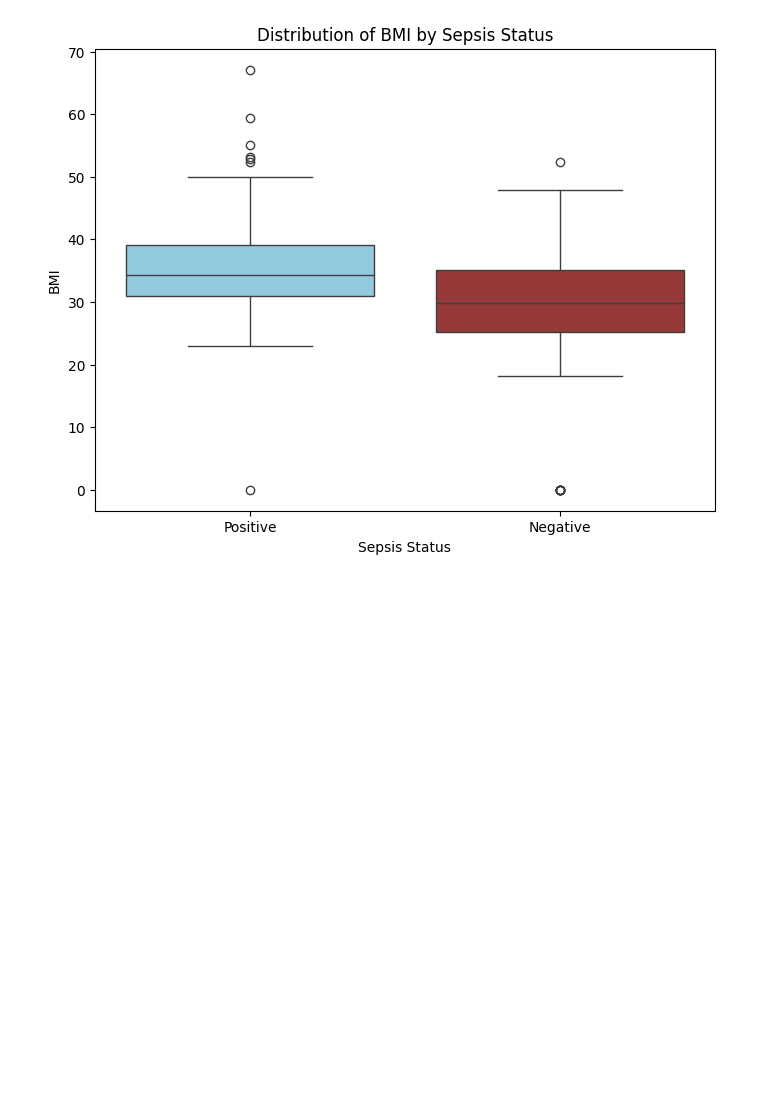
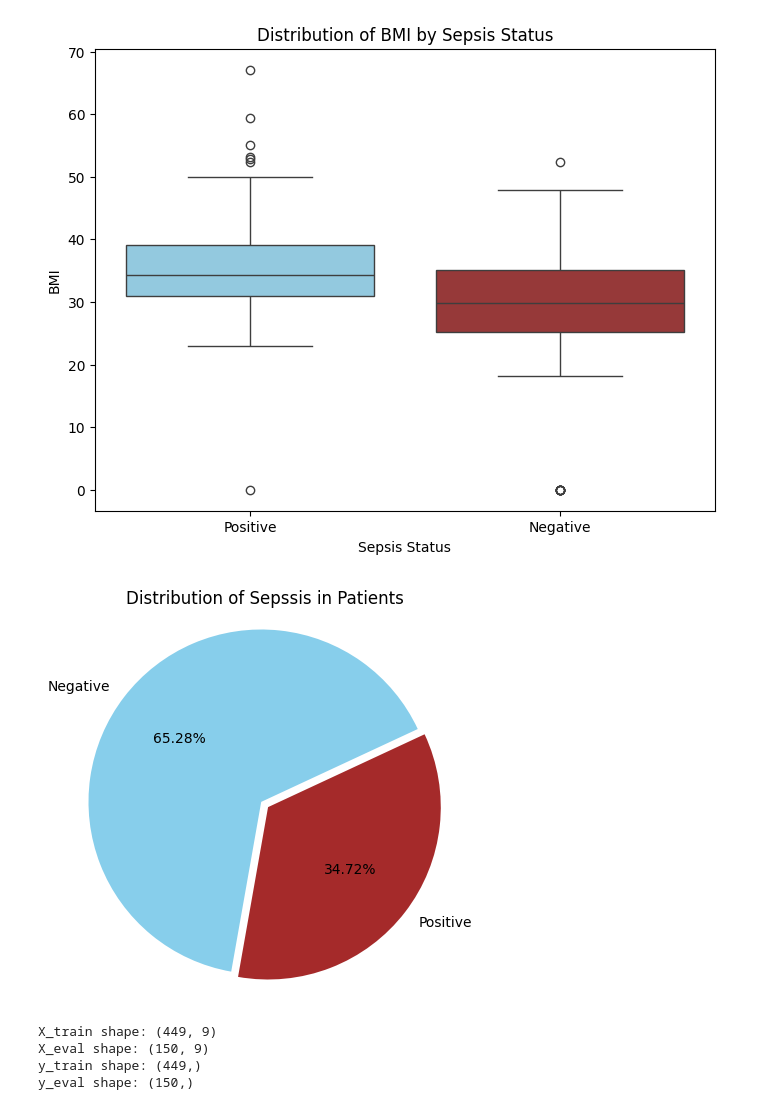
Before and after one commit to damzking/sepsissprediction2, a Jupyter notebook: n.ipynb, the cells around one changed output. Saved outputs shown, nothing was run; the diff lists cells and outputs as text; code cells hidden in the pictures; blank space fills up the shorter version.

```diff
--- a/n.ipynb
+++ b/n.ipynb
@@ -248,3 +248,14 @@ Passing `palette` without assigning `hue` is deprecated and will be removed in v
 
   sns.boxplot(x='Sepssis', y='M11', data=data, palette=['skyblue', 'brown'])
 [figure]
+# %%
+sepssis_counts = data['Sepssis'].value_counts()
+explode = [0.05 if label == 'Positive' else 0 for label in sepssis_counts.index]
+
+plt.figure(figsize=(5, 5))
+plt.pie(sepssis_counts, labels=sepssis_counts.index, explode=explode, autopct='%1.2f%%', startangle=25, colors=['skyblue', 'brown'])
+plt.axis('equal')
+plt.title('Distribution of Sepssis in Patients')
+plt.show()
+# %% [output]
+[figure, added]
@@ -250,0 +274,7 @@ Passing `palette` without assigning `hue` is deprecated and will be removed in v
+# %%
+print(f'X_train shape: {X_train.shape}\nX_eval shape: {X_eval.shape}\ny_train shape: {y_train.shape}\ny_eval shape: {y_eval.shape}')
+# %% [output]
+X_train shape: (449, 9)
+X_eval shape: (150, 9)
+y_train shape: (449,)
+y_eval shape: (150,)
```
Also changed, not shown: parts of 5 cells of this notebook.
